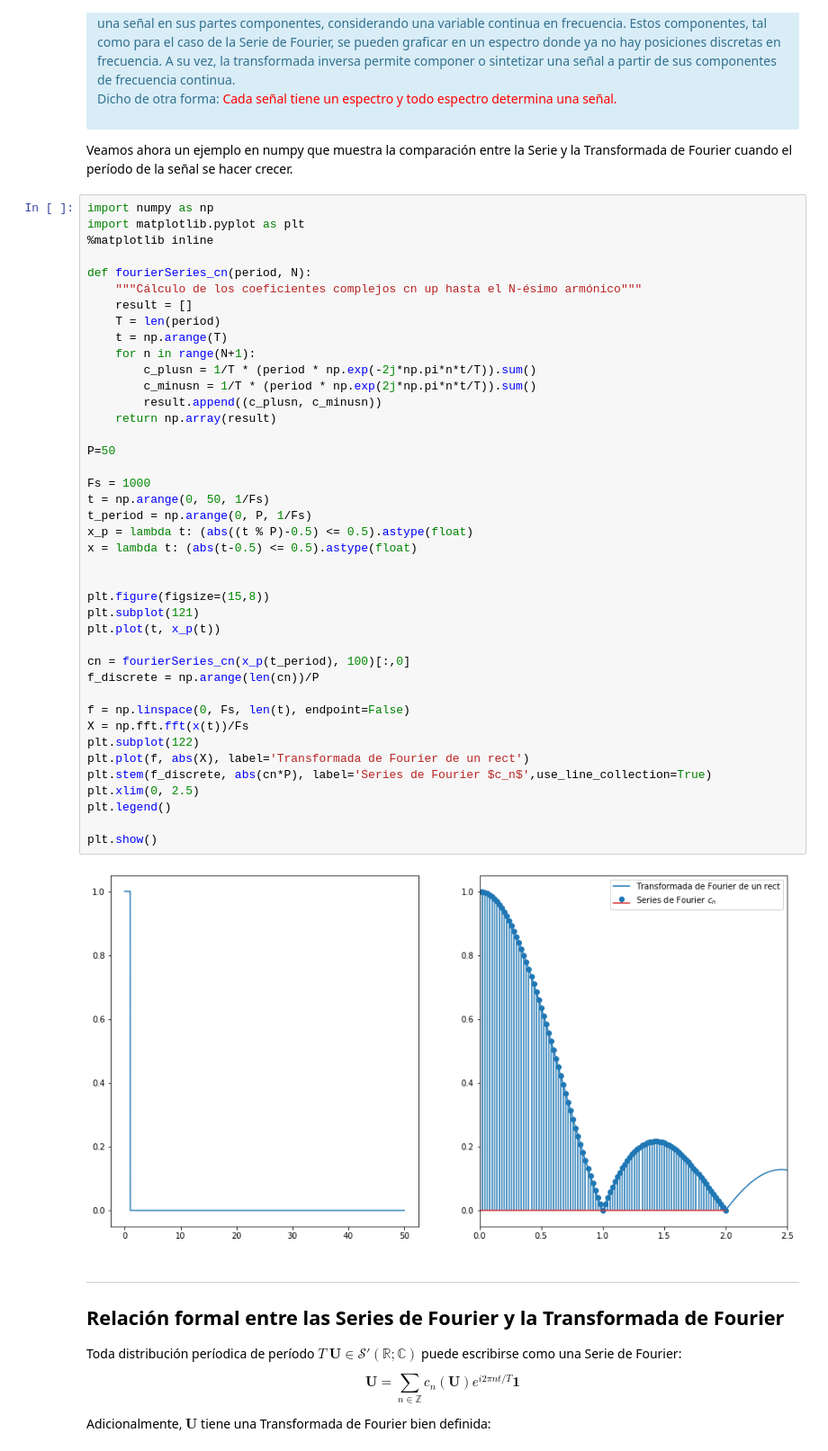
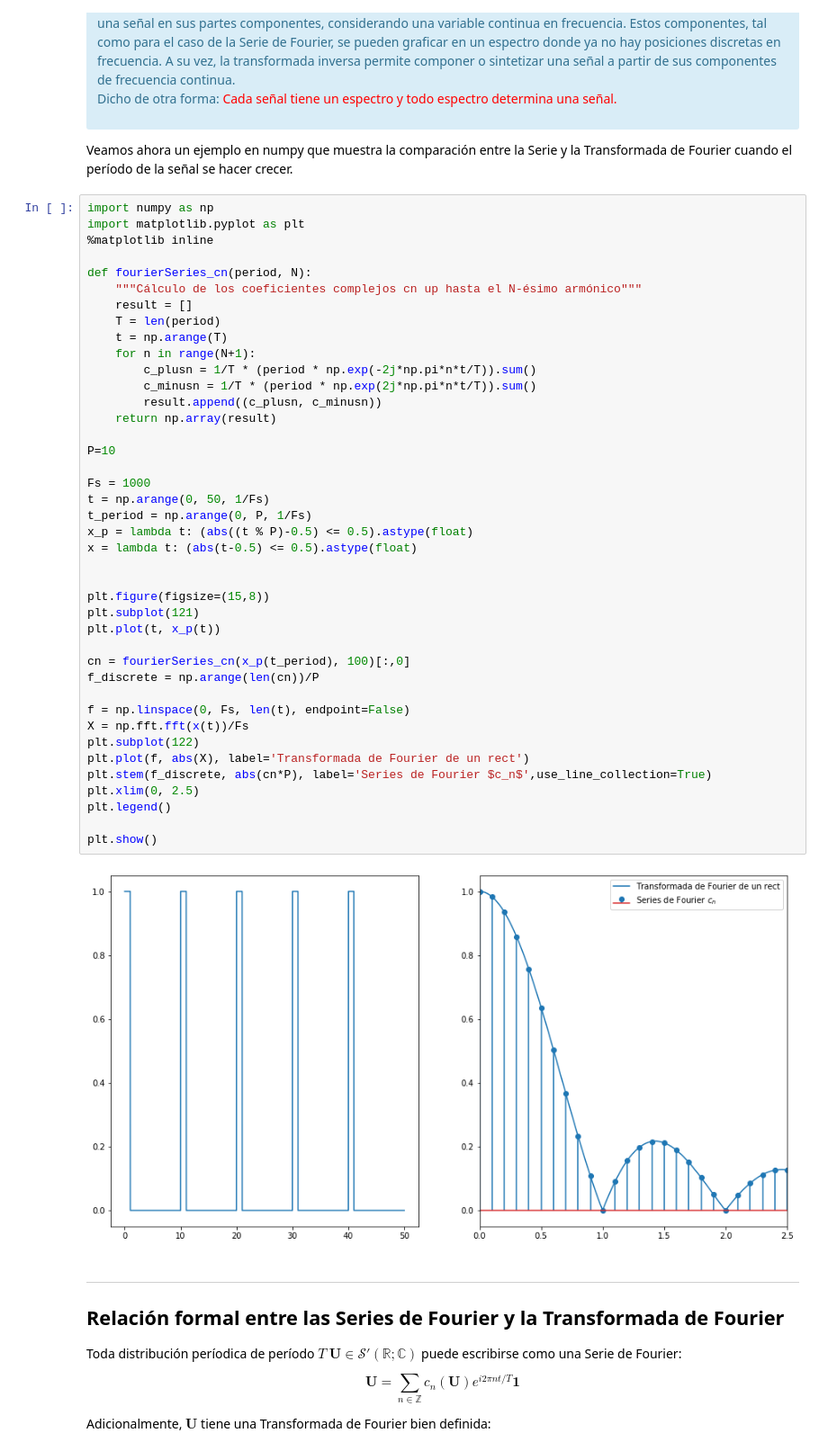
Before and after one commit to rodrigocadiz/senales_y_sistemas, a Jupyter notebook: 13-De_las_Series_a_la_Transformada_de_Fourier.ipynb, the cells around one changed output. Shown at 90% size. Saved outputs shown, nothing was run; the diff lists cells and outputs as text.

```diff
--- a/13-De_las_Series_a_la_Transformada_de_Fourier.ipynb
+++ b/13-De_las_Series_a_la_Transformada_de_Fourier.ipynb
@@ -106,35 +106,35 @@ def fourierSeries_cn(period, N):
         c_plusn = 1/T * (period * np.exp(-2j*np.pi*n*t/T)).sum()
         c_minusn = 1/T * (period * np.exp(2j*np.pi*n*t/T)).sum()
         result.append((c_plusn, c_minusn))
     return np.array(result)
 
-P=50
+P=10
 
 Fs = 1000
 t = np.arange(0, 50, 1/Fs)
 t_period = np.arange(0, P, 1/Fs)
 x_p = lambda t: (abs((t % P)-0.5) <= 0.5).astype(float)
 x = lambda t: (abs(t-0.5) <= 0.5).astype(float)
 
 
 plt.figure(figsize=(15,8))
 plt.subplot(121)
 plt.plot(t, x_p(t))
 
 cn = fourierSeries_cn(x_p(t_period), 100)[:,0]
 f_discrete = np.arange(len(cn))/P
 
 f = np.linspace(0, Fs, len(t), endpoint=False)
 X = np.fft.fft(x(t))/Fs
 plt.subplot(122)
 plt.plot(f, abs(X), label='Transformada de Fourier de un rect')
 plt.stem(f_discrete, abs(cn*P), label='Series de Fourier $c_n$',use_line_collection=True)
 plt.xlim(0, 2.5)
 plt.legend()
 
 plt.show()
 # %% [output]
-[figure, old version]
+[figure, new version]
 # %% [markdown]
 <a name="relacion_series_transformada"></a>
 ***
```
Also changed, not shown: 6 other files.
